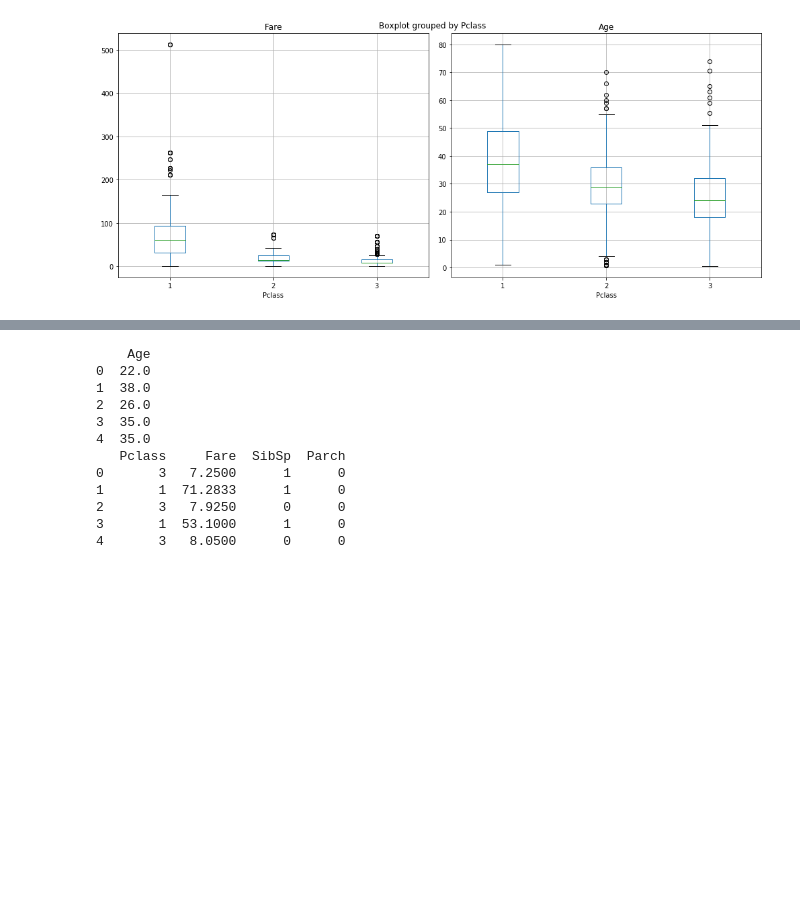
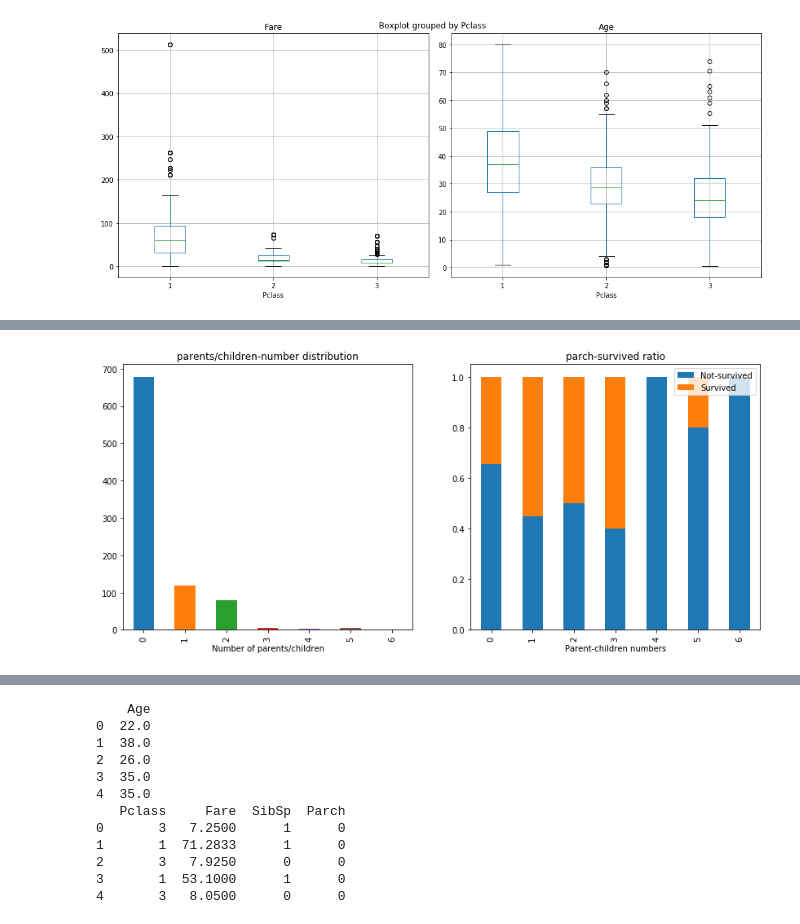
Before and after one commit to chasnew/data-analysis-repository, a Jupyter notebook: Titanic/Kaggle_titanic.ipynb, the cells around one changed output, grey strips where cells are left out. Cells and saved outputs as stored; diff of their text form; code cells hidden in the pictures; blank space fills up the shorter version.

```diff
--- a/Titanic/Kaggle_titanic.ipynb
+++ b/Titanic/Kaggle_titanic.ipynb
@@ -226,0 +267,21 @@ plt.show()
+# %%
+parch_group = data.groupby(['Parch'])[['Parch']].count()
+parch_group.columns = ['count']
+
+ps_group = data.groupby(('Survived', 'Parch'))[['Parch']].count()
+# %%
+fig, axes = plt.subplots(nrows=1,ncols=2)
+fig.set_figheight(6)
+fig.set_figwidth(14)
+
+parch_ax = parch_group.unstack().plot.bar(ax = axes[0], title = 'parents/children-number distribution')
+parch_ax.set_xlabel('Number of parents/children')
+parch_ax.set_xticklabels(np.arange(7).astype(np.int64))
+
+ps_ax = ps_group.groupby(level=1).apply(density_function).unstack('Survived').plot.bar(ax = axes[1], stacked=True,
+                                                                                       title='parch-survived ratio')
+ps_ax.set_xlabel('Parent-children numbers')
+ps_ax.legend(['Not-survived', 'Survived'])
+plt.show()
+# %% [output]
+[figure, added]
```
Also changed, not shown: parts of 27 cells of this notebook, 4 other files.
